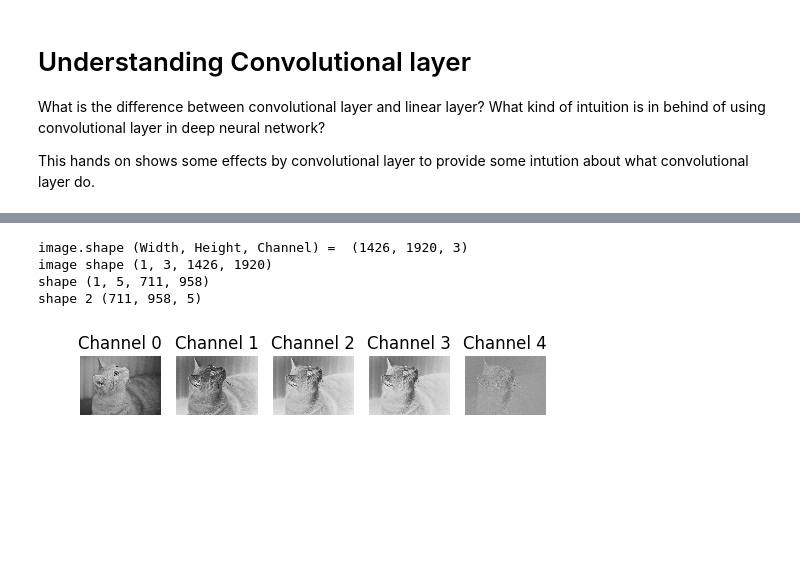
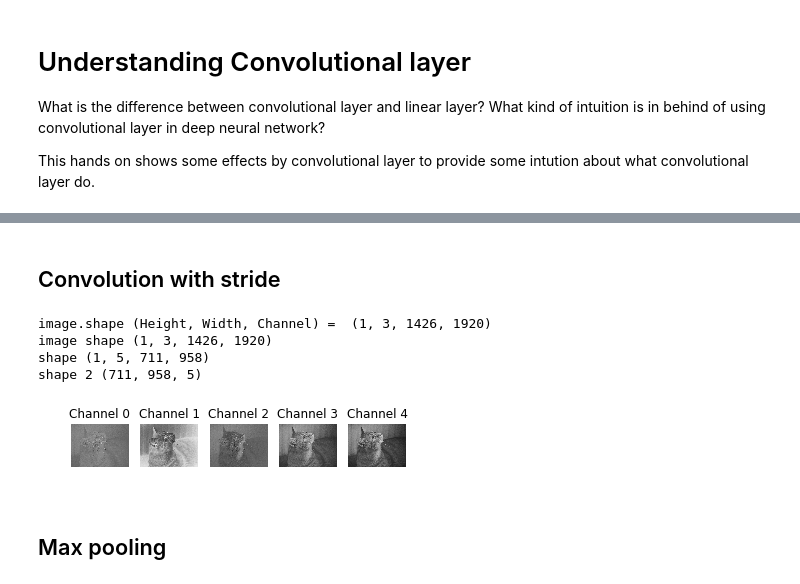
Before and after one commit to corochann/deep-learning-tutorial-with-chainer, a Jupyter notebook: src/cnn/convolution.ipynb, the cells around one changed output, grey strips where cells are left out. Saved outputs shown, nothing was run; the diff lists cells and outputs as text; code cells hidden in the pictures; blank space fills up the shorter version.

```diff
--- a/src/cnn/convolution.ipynb
+++ b/src/cnn/convolution.ipynb
@@ -27,6 +27,18 @@ def read_rgb_image(imagepath):
     return image
 
 
+def read_gray_image(imagepath):
+    image = cv2.imread(imagepath)  # Height, Width, Channel
+    (major, minor, _) = cv2.__version__.split(".")
+    if major == '3':
+        # version 3 is used, need to convert
+        image = cv2.cvtColor(image, cv2.COLOR_BGR2GRAY)
+    else:
+        # Version 2 is used, not necessary to convert
+        image = cv2.cvtColor(image, cv2.COLOR_RGB2GRAY)
+    return image
+
+
 def plot_channels(array, filepath='out.jpg'):
     """Plot each channel component separately
 
@@ -54,13 +80,13 @@ imagepath = os.path.join(basedir, 'sample.jpeg')
 
 image = read_rgb_image(imagepath)
 
-# Width and Height shows pixel size of this image
+# height and width shows pixel size of this image
 # Channel=3 indicates the RGB channel
-print('image.shape (Width, Height, Channel) = ', image.shape)
+print('image.shape (Height, Width, Channel) = ', image.shape)
 
-conv1 = L.Convolution2D(None, 5, 3)
+conv1 = L.Convolution2D(None, 3, 5)
 
-# Need to input image of the form (batch index, channel, width, height)
+# Need to input image of the form (batch index, channel, height, width)
 image = image.transpose(2, 0, 1)
 image = image[np.newaxis, :, :, :]
 
@@ -85,39 +145,25 @@ shape 2 (1424, 1918, 5)
+# %% [markdown]
+## Convolution with stride
 # %%
-import chainer
-import chainer.functions as F
-import chainer.links as L
-
-# Read image from file, save image with matplotlib using `imshow` function
-basedir = './src/cnn/images'
-imagepath = os.path.join(basedir, 'sample.jpeg')
-
-image = read_rgb_image(imagepath)
-
-# Width and Height shows pixel size of this image
-# Channel=3 indicates the RGB channel
-print('image.shape (Width, Height, Channel) = ', image.shape)
+print('image.shape (Height, Width, Channel) = ', image.shape)
 
 conv2 = L.Convolution2D(None, 5, 3, 2)
 
-# Need to input image of the form (batch index, channel, width, height)
-image = image.transpose(2, 0, 1)
-image = image[np.newaxis, :, :, :]
-
-# Convert from int to float
-image = image.astype(np.float32)
 print('image shape', image.shape)
 out_image = conv2(conv1(image)).data
 print('shape', out_image.shape)
 out_image = out_image[0].transpose(1, 2, 0)
 print('shape 2', out_image.shape)
 plot_channels(out_image,
               filepath=os.path.join(basedir, 'output_conv2.jpg'))
 
 #plt.imshow(image)
 #plt.savefig('./src/cnn/images/out.jpg')
 # %% [output]
-image.shape (Width, Height, Channel) =  (1426, 1920, 3)
+image.shape (Height, Width, Channel) =  (1, 3, 1426, 1920)
 image shape (1, 3, 1426, 1920)
 shape (1, 5, 711, 958)
 shape 2 (711, 958, 5)
-[figure, old version]
+[figure, new version]
+# %% [markdown]
+## Max pooling
```
Also changed, not shown: parts of 4 cells of this notebook, 14 other files.
